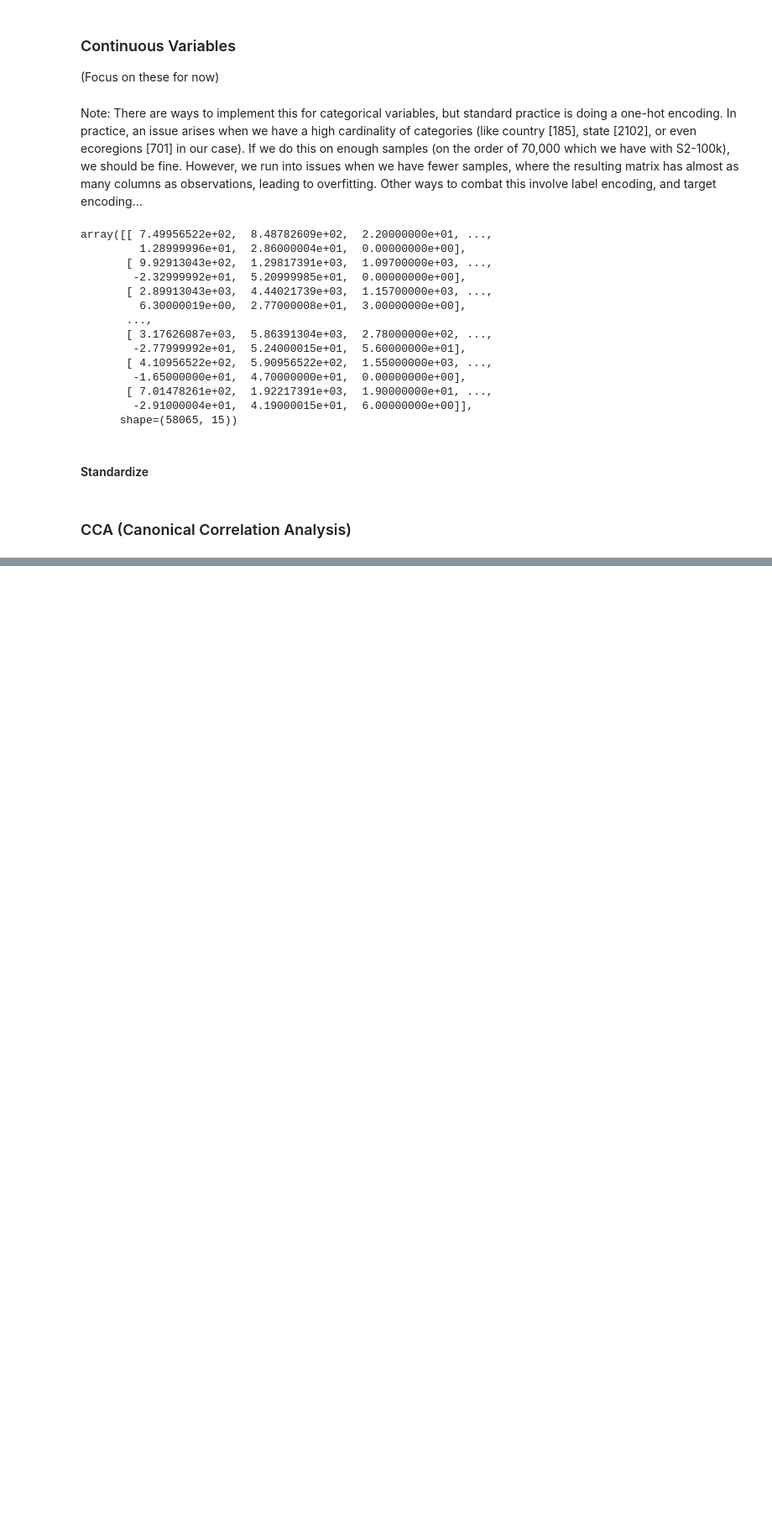
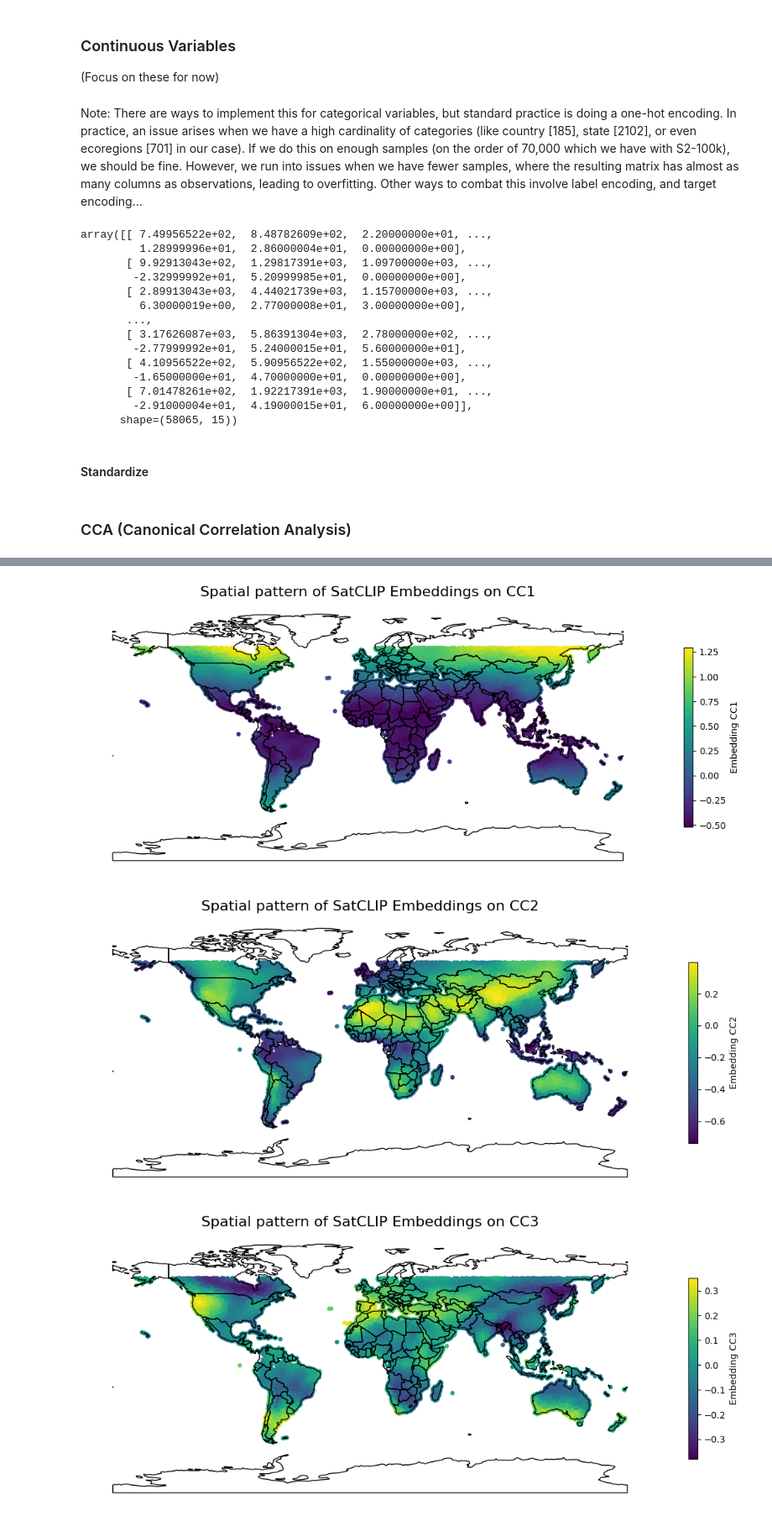
Before and after one commit to sricke/explainable-earth-embeddings, a Jupyter notebook: eda/eda.ipynb, the cells around one changed output, grey strips where cells are left out. Shown at 84% size. Saved outputs shown, nothing was run; the diff lists cells and outputs as text; code cells hidden in the pictures; blank space fills up the shorter version.

```diff
--- a/eda/eda.ipynb
+++ b/eda/eda.ipynb
@@ -226,0 +266,21 @@ plt.colorbar()
+# %%
+import geopandas as gpd
+import matplotlib.pyplot as plt
+
+world = gpd.read_file("../../../data/shapefiles/ne_110m_admin_0_countries.shp")
+
+gdf = gpd.GeoDataFrame(df, geometry=gpd.points_from_xy(df['lon'], df['lat']))
+
+for i in range(3):
+    fig, ax = plt.subplots(figsize=(14,6))
+    world.boundary.plot(ax=ax, color='black', linewidth=1)
+    gdf.plot(ax=ax, column=X_c[:,i], cmap='viridis', markersize=15, legend=True,
+             legend_kwds={'label': f'Embedding CC{i+1}', 'shrink': 0.6})
+    ax.set_title(f'Spatial pattern of SatCLIP Embeddings on CC{i+1}', fontsize=16)
+    ax.set_axis_off()
+    plt.savefig(f"satclip_cc{i+1}.png")
+    plt.show()
+# %% [output]
+[figure, added]
+[figure, added]
+[figure, added]
```
Also changed, not shown: parts of 5 cells of this notebook.
